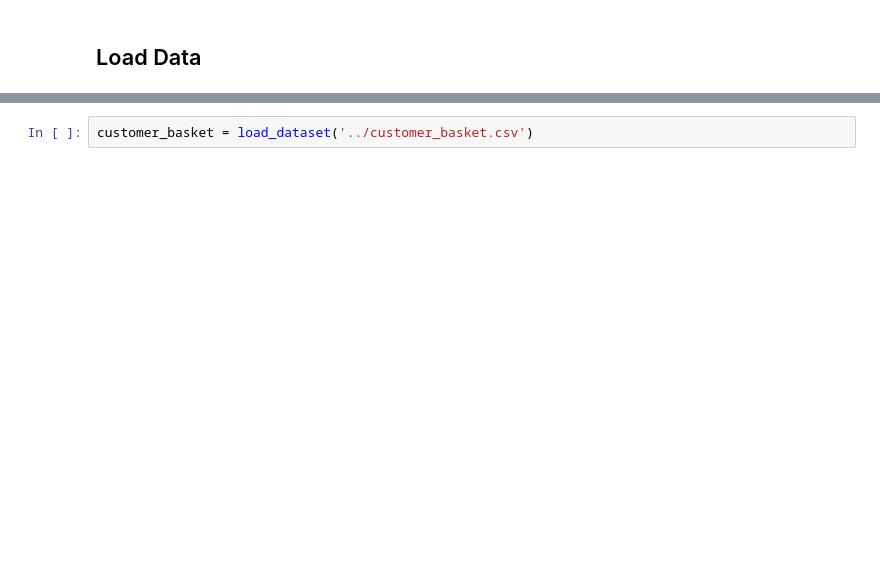
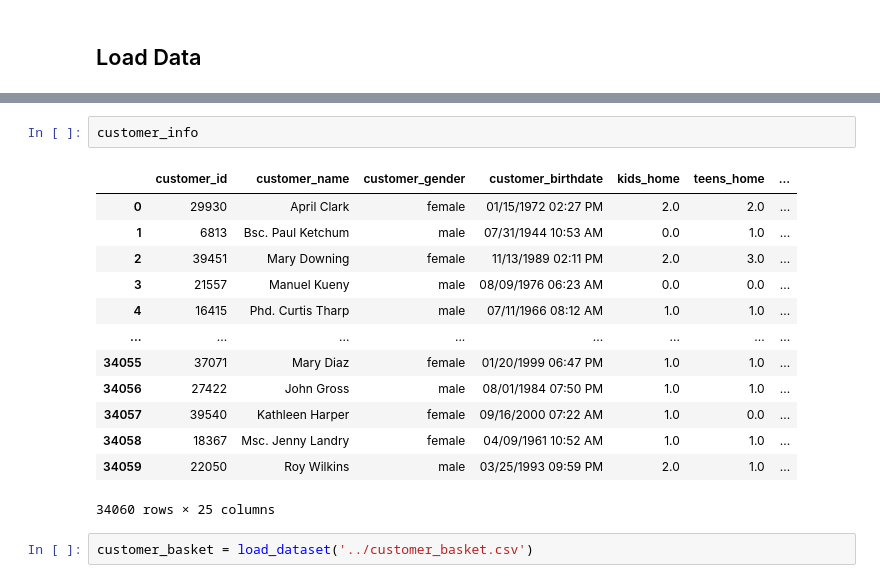
Before and after one commit to beatrizmarques2005/customer_segmentation, a Jupyter notebook: notebook_testing/preprocessing.ipynb, the cells around one changed output, grey strips where cells are left out. Drawn from its saved outputs; the diff is of its cells as text; blank space fills up the shorter version.

```diff
--- a/notebook_testing/preprocessing.ipynb
+++ b/notebook_testing/preprocessing.ipynb
@@ -21,2 +27,18 @@ NameError: name 'load_dataset' is not defined
+# %%
+customer_info
+# %% [output]
+|  | customer_id | customer_name | customer_gender | customer_birthdate | kids_home | teens_home | ... |
+| 0 | 29930 | April Clark | female | 01/15/1972 02:27 PM | 2.0 | 2.0 | ... |
+| 1 | 6813 | Bsc. Paul Ketchum | male | 07/31/1944 10:53 AM | 0.0 | 1.0 | ... |
+| 2 | 39451 | Mary Downing | female | 11/13/1989 02:11 PM | 2.0 | 3.0 | ... |
+| 3 | 21557 | Manuel Kueny | male | 08/09/1976 06:23 AM | 0.0 | 0.0 | ... |
+| 4 | 16415 | Phd. Curtis Tharp | male | 07/11/1966 08:12 AM | 1.0 | 1.0 | ... |
+| ... | ... | ... | ... | ... | ... | ... | ... |
+| 34055 | 37071 | Mary Diaz | female | 01/20/1999 06:47 PM | 1.0 | 1.0 | ... |
+| 34056 | 27422 | John Gross | male | 08/01/1984 07:50 PM | 1.0 | 1.0 | ... |
+| 34057 | 39540 | Kathleen Harper | female | 09/16/2000 07:22 AM | 1.0 | 0.0 | ... |
+| 34058 | 18367 | Msc. Jenny Landry | female | 04/09/1961 10:52 AM | 1.0 | 1.0 | ... |
+| 34059 | 22050 | Roy Wilkins | male | 03/25/1993 09:59 PM | 2.0 | 1.0 | ... |
+34060 rows × 25 columns
 # %%
 customer_basket = load_dataset('../customer_basket.csv')
```
Also changed, not shown: parts of 13 cells of this notebook, 3 other files.
